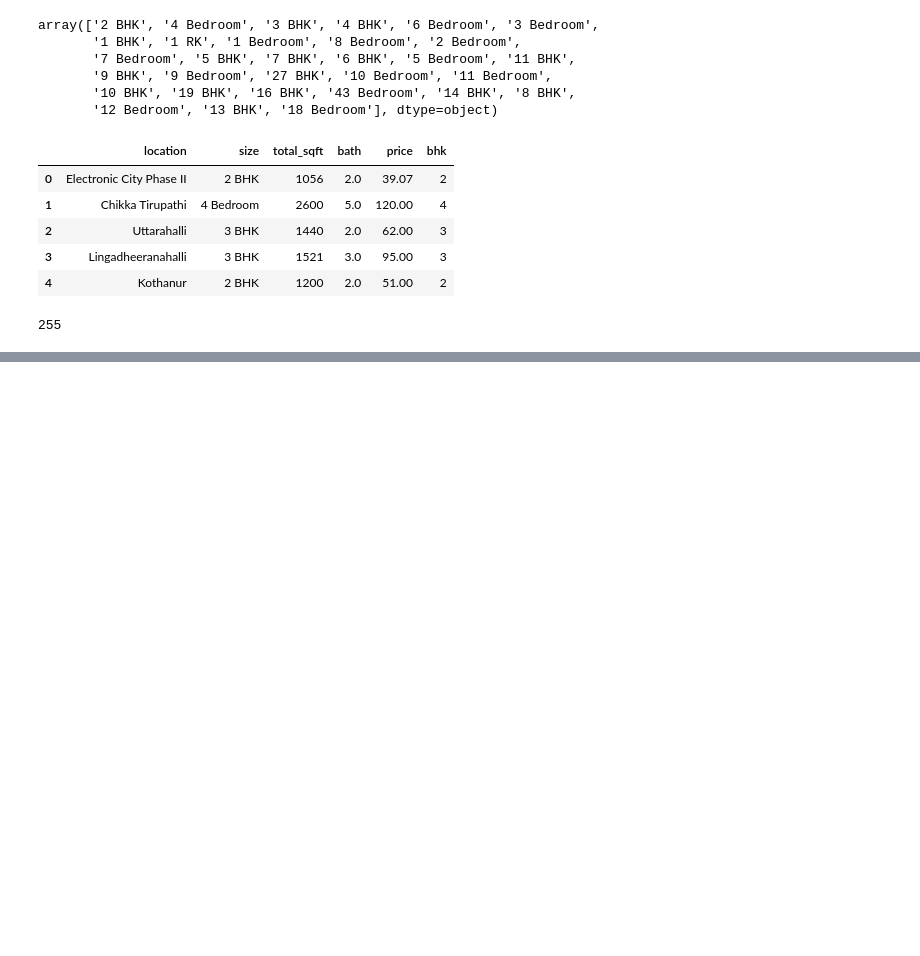
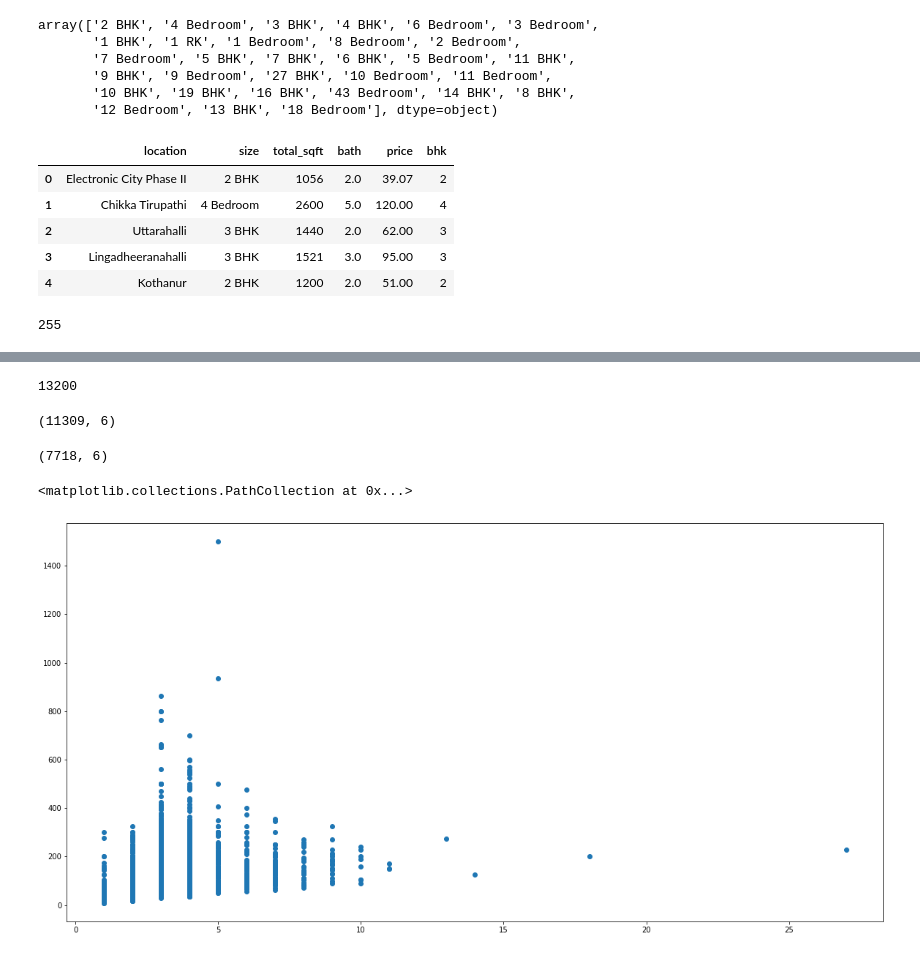
Before and after one commit to bhaskar-29/Machine-Learning-Python, a Jupyter notebook: Bengaluru House Prediction.ipynb, the cells around one changed output, grey strips where cells are left out. Cells and saved outputs as stored; diff of their text form; code cells hidden in the pictures; blank space fills up the shorter version.

```diff
--- a/Bengaluru House Prediction.ipynb
+++ b/Bengaluru House Prediction.ipynb
@@ -85,0 +109,44 @@ len(df2['location'].unique())
+# %%
+def remove_pps_outliers(df):
+    df_out = pd.DataFrame()
+    for key, subdf in df.groupby('location'):
+        m = np.mean(subdf.price)
+        std = np.std(subdf.price)
+        reduced_df = subdf[((subdf.price >= (m-std)) & (subdf.price <= (m+std)))]
+        df_out = pd.concat([df_out, reduced_df], ignore_index=True)
+    return df_out
+# %%
+len(df2)
+# %% [output]
+13200
+# %%
+df2 = remove_pps_outliers(df2)
+df2.shape
+# %% [output]
+(11309, 6)
+# %%
+def remove_outlier_bhk(df):
+    exclude_indices = np.array([])
+    for location, location_df in df.groupby('location'):
+        bhk_stats = {}
+        for bhk, bhk_df in location_df.groupby('bhk'):
+            bhk_stats[bhk] = {
+                'mean' : np.mean(bhk_df.price_per_sqft),
+                'std' : np.std(bhk_df.price_per_sqft),
+                'count' : bhk_df.shape[0]
+            }
+        for bhk, bhk_df in location_df.groupby('bhk'):
+            stats = bhk_stats.get(bhk-1)
+            if stats and stats['count']>5:
+                exclude_indices = np.append(exclude_indices, bhk_df[bhk_df.price_per_sqft<(stats['mean'])].index.values)
+    return df.drop(exclude_indices, axis='index')
+# %%
+df2 = remove_outlier_bhk(df2)
+df2.shape
+# %% [output]
+(7718, 6)
+# %%
+plt.scatter(df2.bhk, df2.price)
+# %% [output]
+<matplotlib.collections.PathCollection at 0x...>
+[figure, added]
```
Also changed, not shown: parts of 5 cells of this notebook.
